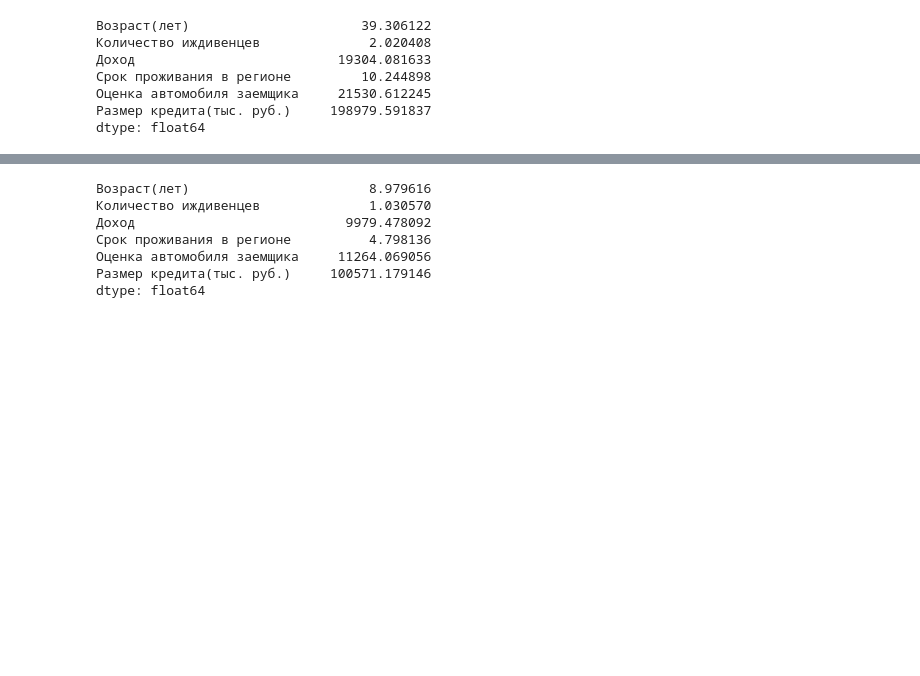
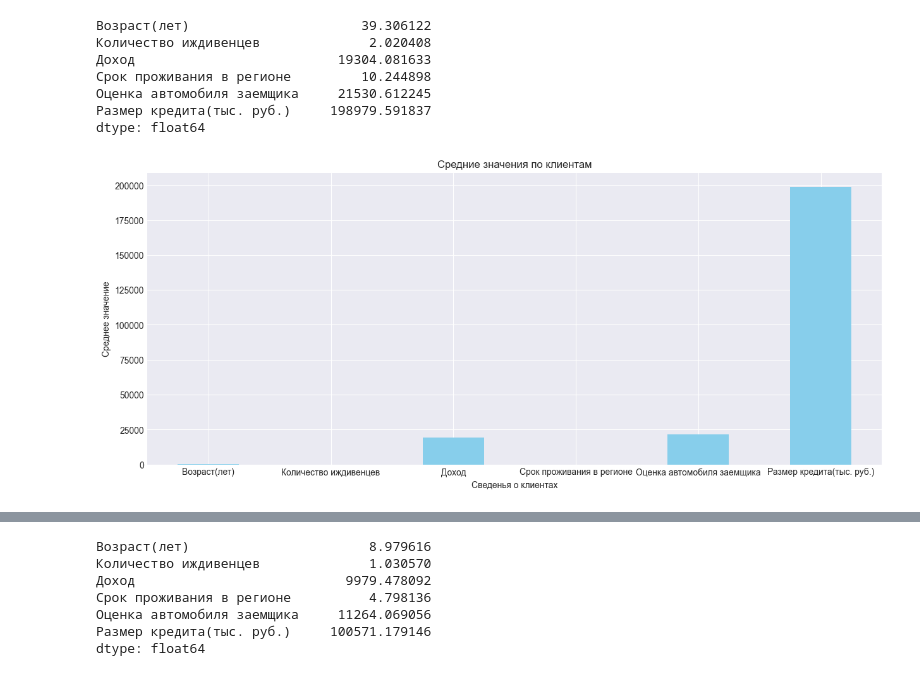
Before and after one commit to Nikita-Seomin/Mag_IAD_methods_data_analysis, a Jupyter notebook: lab1.ipynb, the cells around one changed output, grey strips where cells are left out. Drawn from its saved outputs; the diff is of its cells as text; code cells hidden in the pictures; blank space fills up the shorter version.

Commit message:
add histograms on characteristic feature

```diff
--- a/lab1.ipynb
+++ b/lab1.ipynb
@@ -63,3 +61,18 @@ mean_values
 Оценка автомобиля заемщика     21530.612245
 Размер кредита(тыс. руб.)     198979.591837
 dtype: float64
+# %%
+# Создаем гистограмму
+plt.figure(figsize=(15, 6))
+mean_values.plot(kind='bar', color='skyblue')
+
+# Добавляем подписи и заголовок
+plt.title('Средние значения по клиентам')
+plt.xlabel('Сведенья о клиентах')
+plt.ylabel('Среднее значение')
+plt.xticks(rotation=0)
+
+# Показать график
+plt.show()
+# %% [output]
+[figure, added]
```
Also changed, not shown: parts of 9 cells of this notebook.
